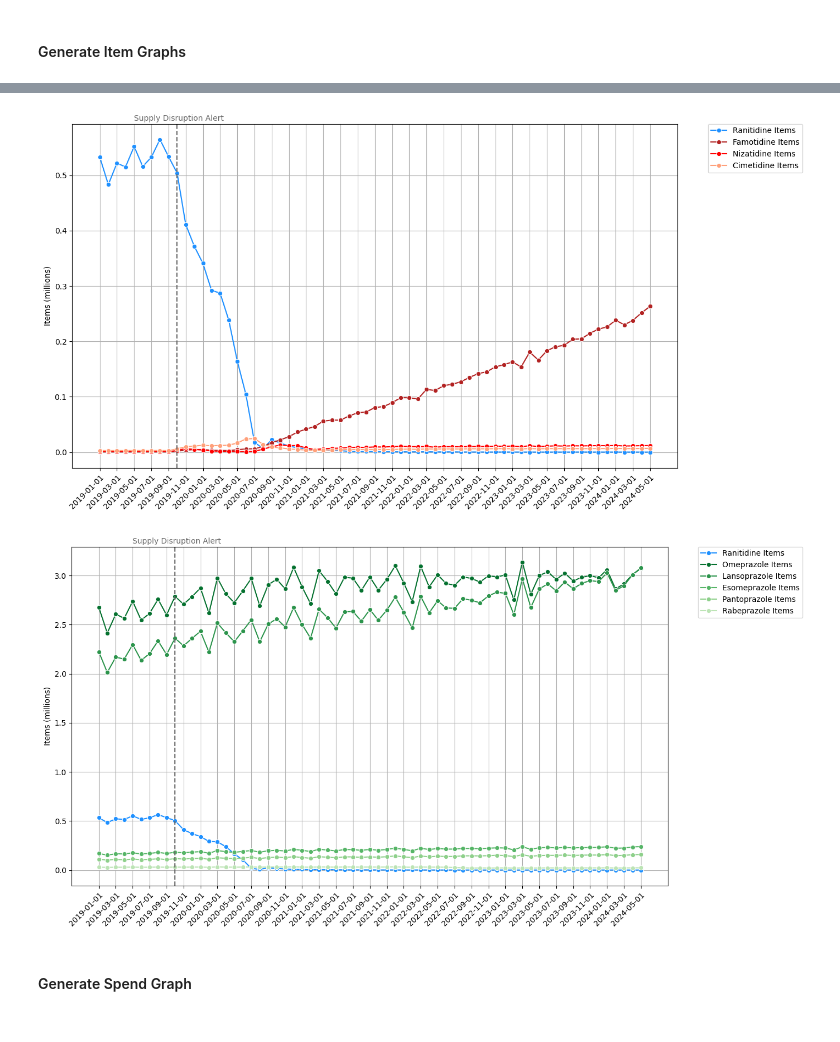
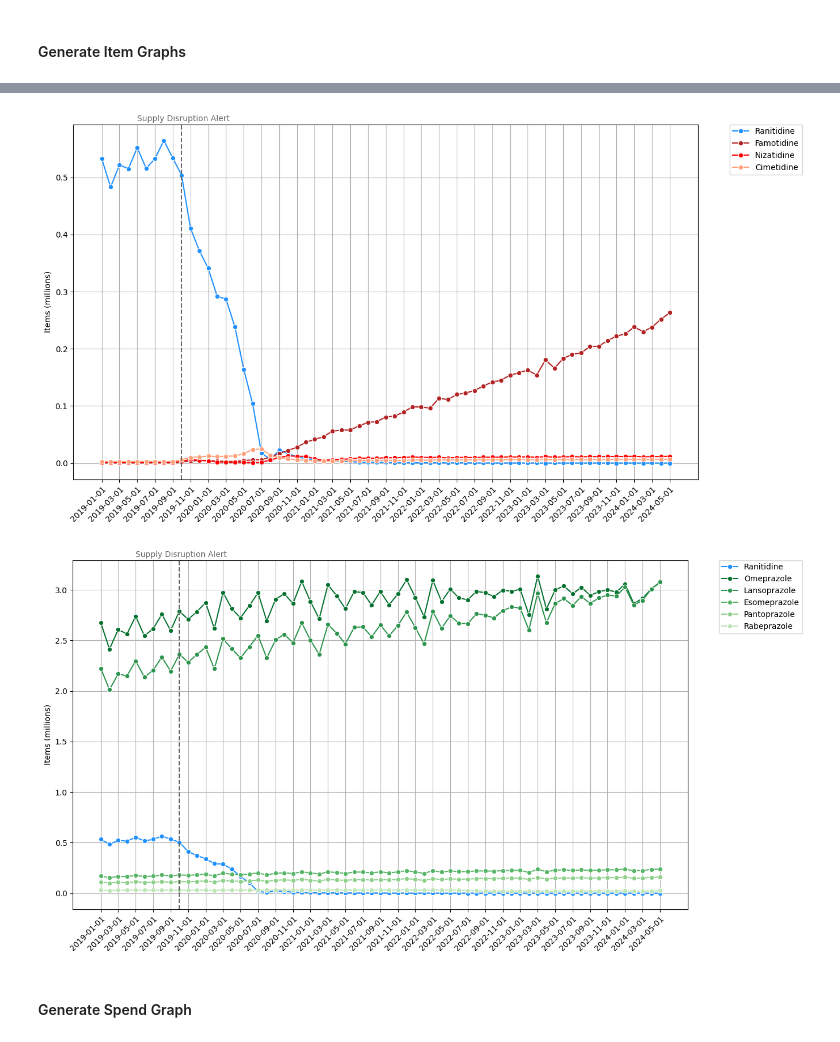
Before and after one commit to ebmdatalab/med-student-omeprazole, a Jupyter notebook: notebooks/Omeprazole shortage.ipynb, the cells around one changed output, grey strips where cells are left out. Drawn from its saved outputs; the diff is of its cells as text; code cells hidden in the pictures.

Commit message:
Minor changes
Edited legend labels for graphs, included ranitidine in table values

```diff
--- a/notebooks/Omeprazole shortage.ipynb
+++ b/notebooks/Omeprazole shortage.ipynb
@@ -249,13 +249,13 @@ plt.show()
 plt.figure(figsize=(14, 8))  # Increase figure size for better readability
 
 # Plot the original monthly totals for H2RA antagonists using Seaborn
-sns.lineplot(data=ranitidine_monthly_totals, x='month', y='items', marker='o', label='Ranitidine Items', color='dodgerblue')
+sns.lineplot(data=ranitidine_monthly_totals, x='month', y='items', marker='o', label='Ranitidine', color='dodgerblue')
 
-sns.lineplot(data=famotidine_monthly_totals, x='month', y='items', marker='o', label='Famotidine Items', color='firebrick')
+sns.lineplot(data=famotidine_monthly_totals, x='month', y='items', marker='o', label='Famotidine', color='firebrick')
 
-sns.lineplot(data=nizatidine_monthly_totals, x='month', y='items', marker='o', label='Nizatidine Items', color='red')
+sns.lineplot(data=nizatidine_monthly_totals, x='month', y='items', marker='o', label='Nizatidine', color='red')
 
-sns.lineplot(data=cimetidine_monthly_totals, x='month', y='items', marker='o', label='Cimetidine Items', color='lightsalmon')
+sns.lineplot(data=cimetidine_monthly_totals, x='month', y='items', marker='o', label='Cimetidine', color='lightsalmon')
 
 
 # Rotate x-axis labels to avoid overlapping
@@ -290,55 +290,55 @@ plt.gca().get_yaxis().set_major_formatter(plt.FuncFormatter(lambda x, loc: "{:.1
 # Display the plot
 plt.show()
 # %% [output]
-[figure, old version]
+[figure, new version]
 # %%
 #Create a Seaborn Figure for Specific PPIs
 plt.figure(figsize=(14, 8))  # Increase figure size for better readability
 sns.set_palette('Greens_r', 6)
 
 # Plot the original monthly totals for PPIs using Seaborn
-sns.lineplot(data=ranitidine_monthly_totals, x='month', y='items', marker='o', label='Ranitidine Items', color='dodgerblue')
+sns.lineplot(data=ranitidine_monthly_totals, x='month', y='items', marker='o', label='Ranitidine', color='dodgerblue')
 
-sns.lineplot(data=omeprazole_monthly_totals, x='month', y='items', marker='o', label='Omeprazole Items')
+sns.lineplot(data=omeprazole_monthly_totals, x='month', y='items', marker='o', label='Omeprazole')
 
-sns.lineplot(data=lansoprazole_monthly_totals, x='month', y='items', marker='o', label='Lansoprazole Items')
+sns.lineplot(data=lansoprazole_monthly_totals, x='month', y='items', marker='o', label='Lansoprazole')
 
-sns.lineplot(data=esomeprazole_monthly_totals, x='month', y='items', marker='o', label='Esomeprazole Items')
+sns.lineplot(data=esomeprazole_monthly_totals, x='month', y='items', marker='o', label='Esomeprazole')
 
-sns.lineplot(data=pantoprazole_monthly_totals, x='month', y='items', marker='o', label='Pantoprazole Items')
+sns.lineplot(data=pantoprazole_monthly_totals, x='month', y='items', marker='o', label='Pantoprazole')
 
-sns.lineplot(data=rabeprazole_monthly_totals, x='month', y='items', marker='o', label='Rabeprazole Items')
+sns.lineplot(data=rabeprazole_monthly_totals, x='month', y='items', marker='o', label='Rabeprazole')
 
 # Optionally reduce the number of ticks on the x-axis
 plt.xticks(ticks=ranitidine_monthly_totals['month'][::2], rotation=45, rotation_mode='anchor', horizontalalignment='right')
 
 # Add titles and labels
 plt.xlabel(None)
 plt.ylabel('Items (millions)')
 
 # Add a legend to differentiate the lines
 plt.legend()
 
 #add vertical line for date of shortage and annotate it.
 plt.axvline(x = '2019-10-01', ymin = 0, ymax = 1, color='dimgrey', linestyle='--')
 
 plt.annotate('Supply Disruption Alert', color='dimgrey',
              xy=('2019-10-01', max(ranitidine_monthly_totals['items'])),
              xytext=('2019-05-01', max(omeprazole_monthly_totals['items']) * 1.06))
 
 # Adding grid for better readability
 plt.grid(True)
 
 #Move legend box outside
 plt.legend(bbox_to_anchor=(1.05, 1), loc=2, borderaxespad=0.)
 
 # Format y-axis labels
 plt.gca().get_yaxis().set_major_formatter(plt.FuncFormatter(lambda x, loc: "{:.1f}".format(x / 1000000)))
 
 # Display the plot
 plt.show()
 # %% [output]
-[figure, old version]
+[figure, new version]
 # %% [markdown]
 #### Generate Spend Graph
 # %%
```
Also changed, not shown: parts of 5 cells of this notebook, 1 other file.
